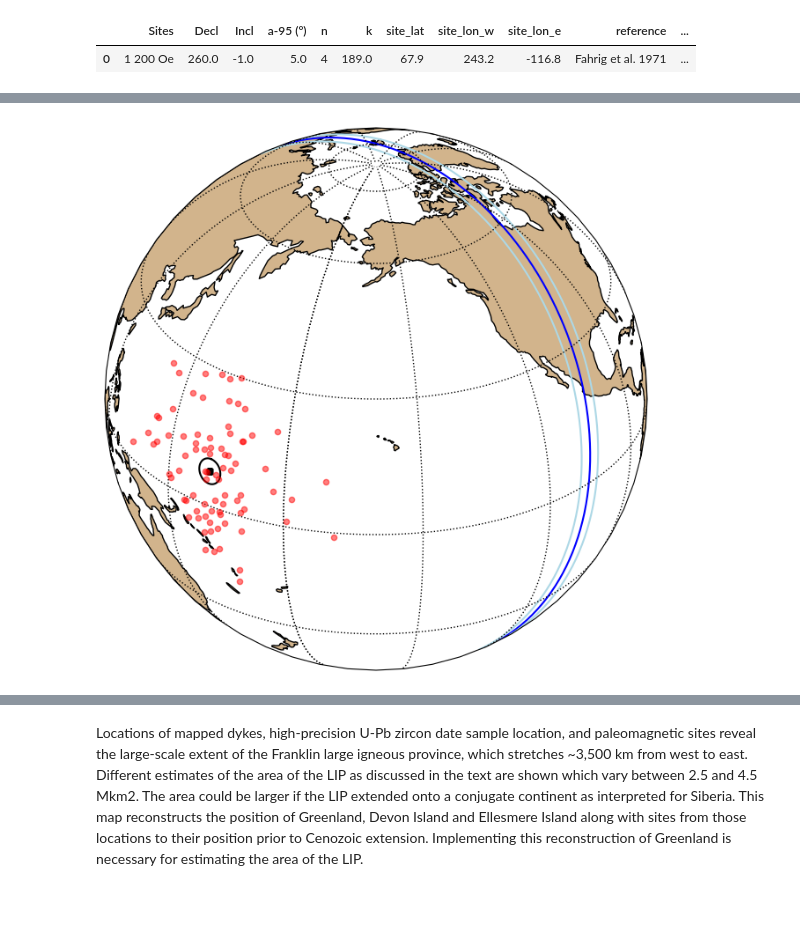
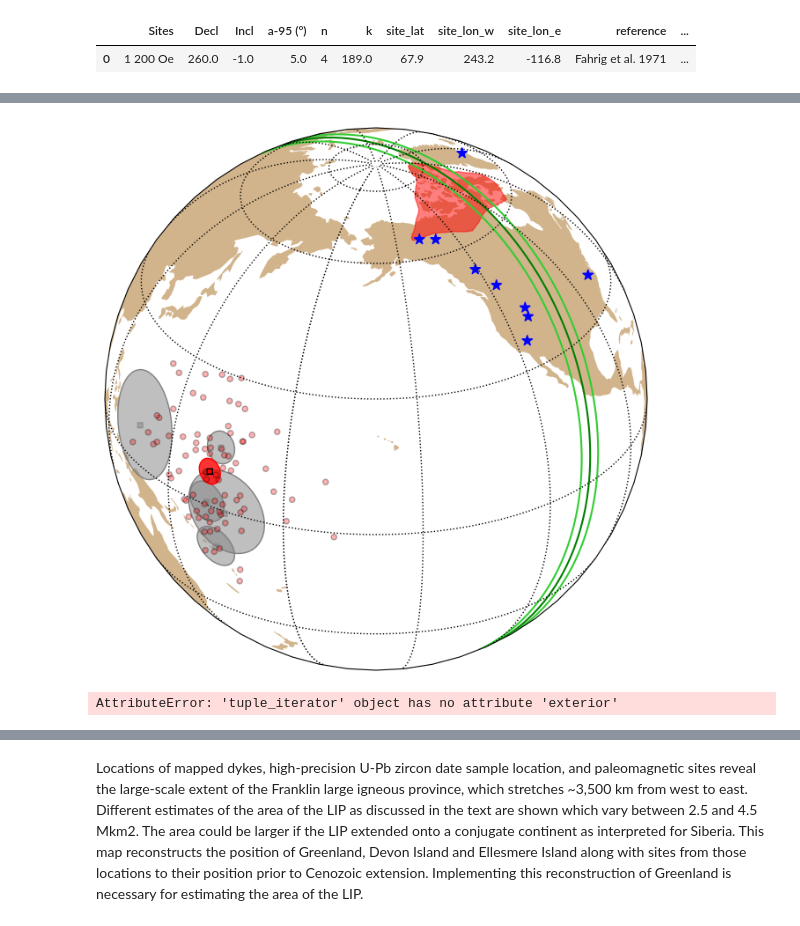
Before and after one commit to Swanson-Hysell/Franklin_LIP, a Jupyter notebook: code/Franklin_Pole_Plotting.ipynb, the cells around one changed output, grey strips where cells are left out. Drawn from its saved outputs; the diff is of its cells as text; code cells hidden in the pictures.

Commit message:
update Franklin pole figure adding Sturtian glacial deposits and Tonian poles

```diff
--- a/code/Franklin_Pole_Plotting.ipynb
+++ b/code/Franklin_Pole_Plotting.ipynb
@@ -14,5 +28,5 @@ from shapely.geometry import Polygon
 # %%
-Denyszyn2009 = pd.read_csv('Denyszyn2009.csv')
+Denyszyn2009 = pd.read_csv('../data/pmag/Denyszyn2009.csv')
 Denyszyn2009.head(1)
 # %% [output]
 |  | Sites | Decl | Incl | a-95 (°) | n | k | site_lat | site_lon_w | site_lon_e | reference | ... |
@@ -34,22 +66,63 @@ pole_mean
+# %%
+Franklin_LIP_outline = pd.read_csv('../data/gis/Franklin_LIP/Franklin_simple_extended.csv')
+Franklin_LIP_outline_X = Franklin_LIP_outline['X'].tolist()
+Franklin_LIP_outline_Y = Franklin_LIP_outline['Y'].tolist()
+# %%
+Sturtian_glacial_points = pd.read_csv('../data/gis/Sturtian_glacial/Sturtian_glacial.csv')
+Sturtian_glacial_points = Sturtian_glacial_points[(Sturtian_glacial_points['PlateID']==162) | (Sturtian_glacial_points['PlateID']==101)]
+Sturtian_glacial_X = Sturtian_glacial_points['X'].tolist()
+Sturtian_glacial_Y = Sturtian_glacial_points['Y'].tolist()
+# add reconstructed East Greenland points
+Sturtian_glacial_X.append(-36.2)
+Sturtian_glacial_Y.append(67.6)
 # %%
-map_axis = ipmag.make_orthographic_map(central_longitude=200,central_latitude=30)
+map_axis = ipmag.make_orthographic_map(central_longitude=200,central_latitude=30, land_edge_color=None)
+#map_axis = ipmag.make_mollweide_map(central_longitude=200)
+
+
+Gunbarrel_pole = [138.2, 9.1, 11.7]
+Carbon_Canyon_pole = [166.0,-0.5,9.7]
+Carbon_Butte_pole = [163.8,14.2,3.5]
+Nakoweap_pole = [163,-10,4.9]
+Uinta_pole = [161.3, 0.8, 4.6]
+
+pole_list = [Gunbarrel_pole,Carbon_Canyon_pole,Carbon_Butte_pole,Nakoweap_pole,Uinta_pole]
+for pole in pole_list:
+      ipmag.plot_pole(map_axis,pole[0],
+                  pole[1],pole[2],marker='s',color='grey',edgecolor='grey',
+                  filled_pole=True,fill_color='grey',fill_alpha=0.5, mean_alpha=0.5, A95_alpha=0)
+
 ipmag.plot_vgp(map_axis,Denyszyn2009_filtered['pole_lon_rot'].tolist(),
                   Denyszyn2009_filtered['pole_lat_rot'].tolist(),
-            color='red',edge=None, alpha=0.5)
+            color='red',edge='black', alpha=0.3)
 
-# filename = r'../franklinshapefiles/Franklin_Dikes.shp'
-# shape_feature = ShapelyFeature(Reader(filename).geometries(),ccrs.epsg(8901),
-#                                linewidth = 1, facecolor = (1, 1, 1, 0),
-#                                edgecolor = (0.5, 0.5, 0.5, 1))
-# map_axis.add_feature(shape_feature)
+lat_corners = np.array(Franklin_LIP_outline_Y)
+lon_corners = np.array(Franklin_LIP_outline_X)
+
+poly_corners = np.zeros((len(lat_corners), 2), np.float64)
+poly_corners[:,0] = np.flip(lon_corners)
+poly_corners[:,1] = np.flip(lat_corners)
+
+poly = mpatches.Polygon(poly_corners, closed=True, ec='r', fill=True, lw=1, fc="red", alpha=0.5,
+                        transform=ccrs.Geodetic())
+map_axis.add_patch(poly)
+
 ipmag.plot_pole(map_axis,pole_mean['dec'],
-                pole_mean['inc'],90,marker='s',color='blue')
+                pole_mean['inc'],90,marker='s',color='green')
 ipmag.plot_pole(map_axis,pole_mean['dec'],
-                pole_mean['inc'],90+pole_mean['alpha95'],marker='s',color='lightblue')
+                pole_mean['inc'],90+pole_mean['alpha95'],marker='s',color='limegreen')
 ipmag.plot_pole(map_axis,pole_mean['dec'],
-                pole_mean['inc'],90-pole_mean['alpha95'],marker='s',color='lightblue')
+                pole_mean['inc'],90-pole_mean['alpha95'],marker='s',color='limegreen')
 ipmag.plot_pole(map_axis,pole_mean['dec'],
-                pole_mean['inc'],pole_mean['alpha95'],marker='s')
-plt.savefig('Franklin_pole.pdf')
+                pole_mean['inc'],pole_mean['alpha95'],marker='s',
+                color='red',filled_pole=True,fill_color='red',fill_alpha=0.8,zorder=1000)
+
+map_axis.scatter(Sturtian_glacial_X,Sturtian_glacial_Y,marker='*',color='blue',s=75,transform=ccrs.Geodetic())
+
+plt.savefig('code_output/Franklin_pole.pdf')
 # %% [output]
-[figure, old version]
+[figure, new version]
+# %%
+shapely.geometry.Polygon()
+# %% [output]
+AttributeError: 'tuple_iterator' object has no attribute 'exterior'
```
Also changed, not shown: parts of 9 cells of this notebook, 6 other files.
